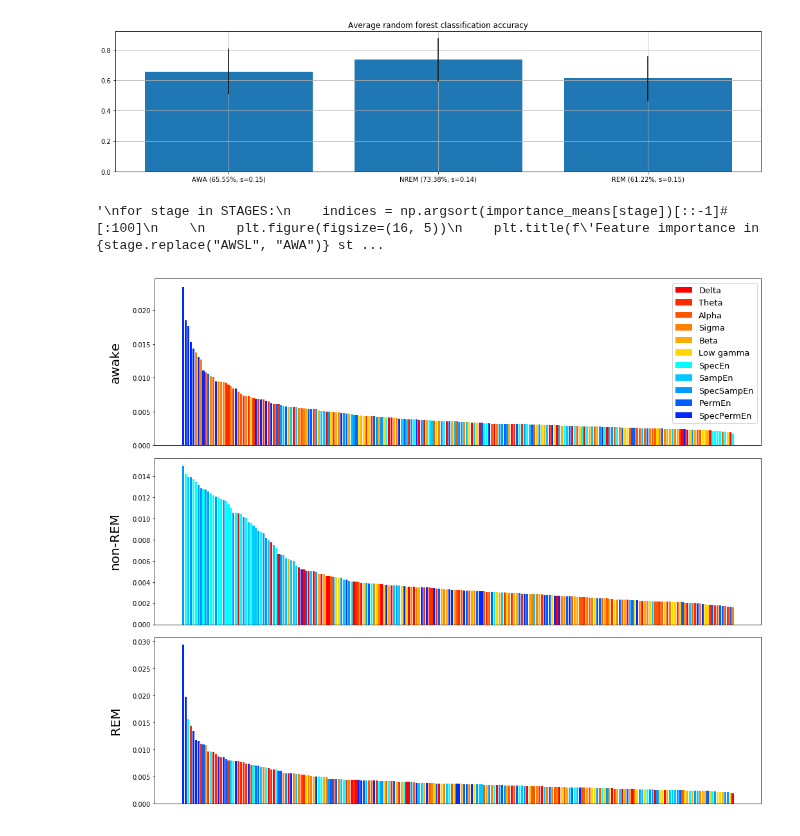
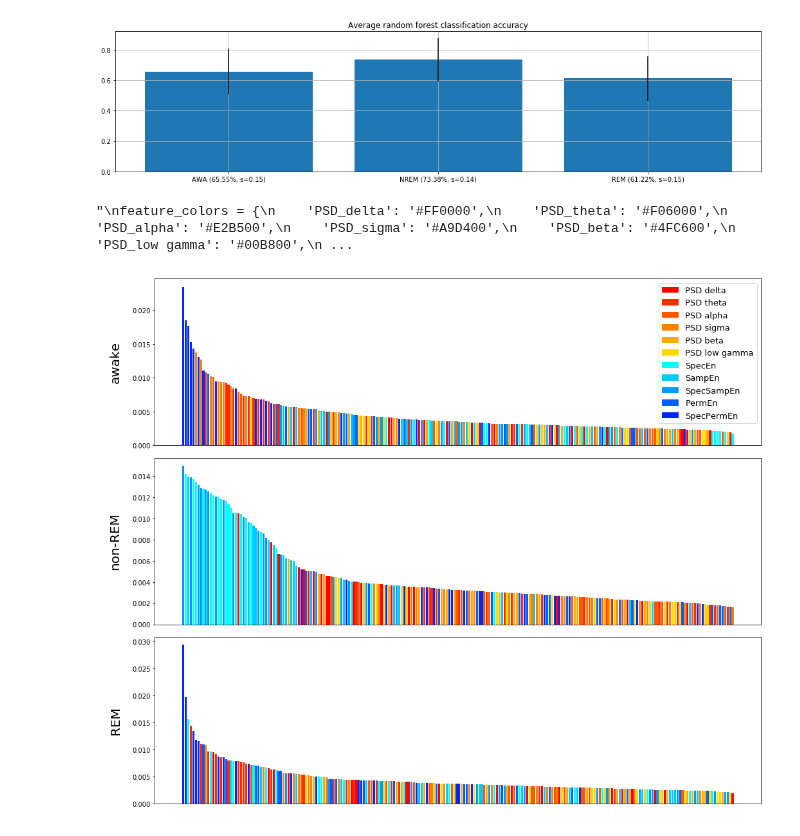
Before and after one commit to PhilippThoelke/caffeine-sleep, a Jupyter notebook: multiFeatureML/MultiFeatureRFFigures.ipynb, the cells around one changed output. Drawn from its saved outputs; the diff is of its cells as text; code cells hidden in the pictures.

```diff
--- a/multiFeatureML/MultiFeatureRFFigures.ipynb
+++ b/multiFeatureML/MultiFeatureRFFigures.ipynb
@@ -35,6 +37,18 @@ for stage in STAGES:
         scores[stage] = pickle.load(file)
     with open(os.path.join(RESULTS_PATH, f'new_score_rf{CAF_DOSE}', f'specpermen_feature_names-{stage}.pickle'), 'rb') as file:
         feature_names[stage] = pickle.load(file)
+
+    '''
+    feature_categories = [name.split('-')[0] for name in feature_names[stage]]
+    for delete in delete_features:
+        keep_mask = delete != np.array(feature_categories)
+
+        for i in range(len(importances[stage])):
+            importances[stage][i] = importances[stage][i][keep_mask]
+        feature_names[stage] = feature_names[stage][keep_mask]
+
+        feature_categories = [category for category in feature_categories if delete != category]
+    '''
 # %%
 importance_means = {}
 importance_stds = {}
@@ -85,28 +99,23 @@ feature_colors = {
     'PermEn': '#005EFF',
     'SpecPermEn': '#0028FF'
 }
+'''
+feature_colors = {
+    'PSD_delta': '#FF0000',
+    'PSD_theta': '#F06000',
+    'PSD_alpha': '#E2B500',
+    'PSD_sigma': '#A9D400',
+    'PSD_beta': '#4FC600',
+    'PSD_low gamma': '#00B800',
+    'SpecShanEn': '#00BDBD',
+    'SampEn': '#009ACD',
+    'SpecSampEn': '#006FDE',
+    'PermEn': '#003BEE',
+    'SpecPermEn': '#0000FF'
+}
+'''
+# %% [output]
+"\nfeature_colors = {\n    'PSD_delta': '#FF0000',\n    'PSD_theta': '#F06000',\n    'PSD_alpha': '#E2B500',\n    'PSD_sigma': '#A9D400',\n    'PSD_beta': '#4FC600',\n    'PSD_low gamma': '#00B800',\n ...
-# %%
-'''
-for stage in STAGES:
-    indices = np.argsort(importance_means[stage])[::-1]#[:100]
-
-    plt.figure(figsize=(16, 5))
-    plt.title(f'Feature importance in {stage.replace("AWSL", "AWA")} stage')
-
-    for category in FEATURES:
-        mask = [category in name for name in feature_names[stage][indices]]
-        if np.sum(mask) > 0:
-            #plt.bar(np.arange(len(indices))[mask], importance_means[stage][indices][mask], yerr=importance_stds[stage][indices][mask], label=category.replace('Shan', '').replace('_', ' '), color=feature_colors[category])
-            plt.bar(np.arange(len(indices))[mask], importance_means[stage][indices][mask], label=category.replace('Shan', '').replace('_', ' '), color=feature_colors[category])
-
-    #plt.xticks(np.arange(len(indices)), [name.replace('_', ' ').replace('Shan', '') for name in feature_names[stage][indices]], rotation=90)
-    plt.xticks([])
-    plt.legend()
-    plt.savefig(os.path.join(FIGURE_PATH, f'randomForest{CAF_DOSE}', f'importance_bars_{stage}'), bbox_inches='tight', dpi=400)
-    plt.show()
-'''
-# %% [output]
-'\nfor stage in STAGES:\n    indices = np.argsort(importance_means[stage])[::-1]#[:100]\n    \n    plt.figure(figsize=(16, 5))\n    plt.title(f\'Feature importance in {stage.replace("AWSL", "AWA")} st ...
 # %%
 fontsize_big = 20
 fontsize_small = 13
@@ -123,36 +132,39 @@ for stage in STAGES:
     plt.annotate(stage.replace('AWSL', 'awake').replace('NREM', 'non-REM'),
                  xy=(0, 0.5),
                  va='center',
                  ha='center',
                  fontsize=fontsize_big,
                  rotation=90)
     plt.axis('off')
 
     plt.subplot(gs[subplot_index])
     subplot_index += 1
 
     # get sorted indices for the importances
     indices = np.argsort(importance_means[stage])[::-1]
 
     # plot bars for each feature
     for category in FEATURES:
         mask = [category in name for name in feature_names[stage][indices]]
         if np.sum(mask) > 0:
-            name = category.replace('PSD_', '').replace('Shan', '')
-            if not name.endswith('En'):
-                name = name.capitalize()
+            name = category.replace('_', ' ').replace('Shan', '')
 
             # plot bars of current feature
             plt.bar(np.arange(len(indices))[mask],
                     importance_means[stage][indices][mask],
                     label=name,
-                    color=feature_colors[category])
+                    color=feature_colors[category])#,
+                    #yerr=importance_stds[stage][indices][mask],
+                    #error_kw=dict(lw=3, capsize=0, capthick=0, alpha=0.3))
 
     plt.xticks([])
     if stage == STAGES[0]:
         plt.legend(fontsize=fontsize_small)
 
-plt.savefig(os.path.join(FIGURE_PATH, f'randomForest{CAF_DOSE}', f'multiFeatureRF-bars'), bbox_inches='tight', dpi=400)
+plt.savefig(os.path.join(FIGURE_PATH, f'randomForest{CAF_DOSE}', f'multiFeatureRF-bars'),
+            bbox_inches='tight',
+            transparent=True,
+            dpi=200)
 plt.show()
 # %% [output]
-[figure, old version]
+[figure, new version]
```
Also changed, not shown: parts of 5 cells of this notebook, 3 other files.
